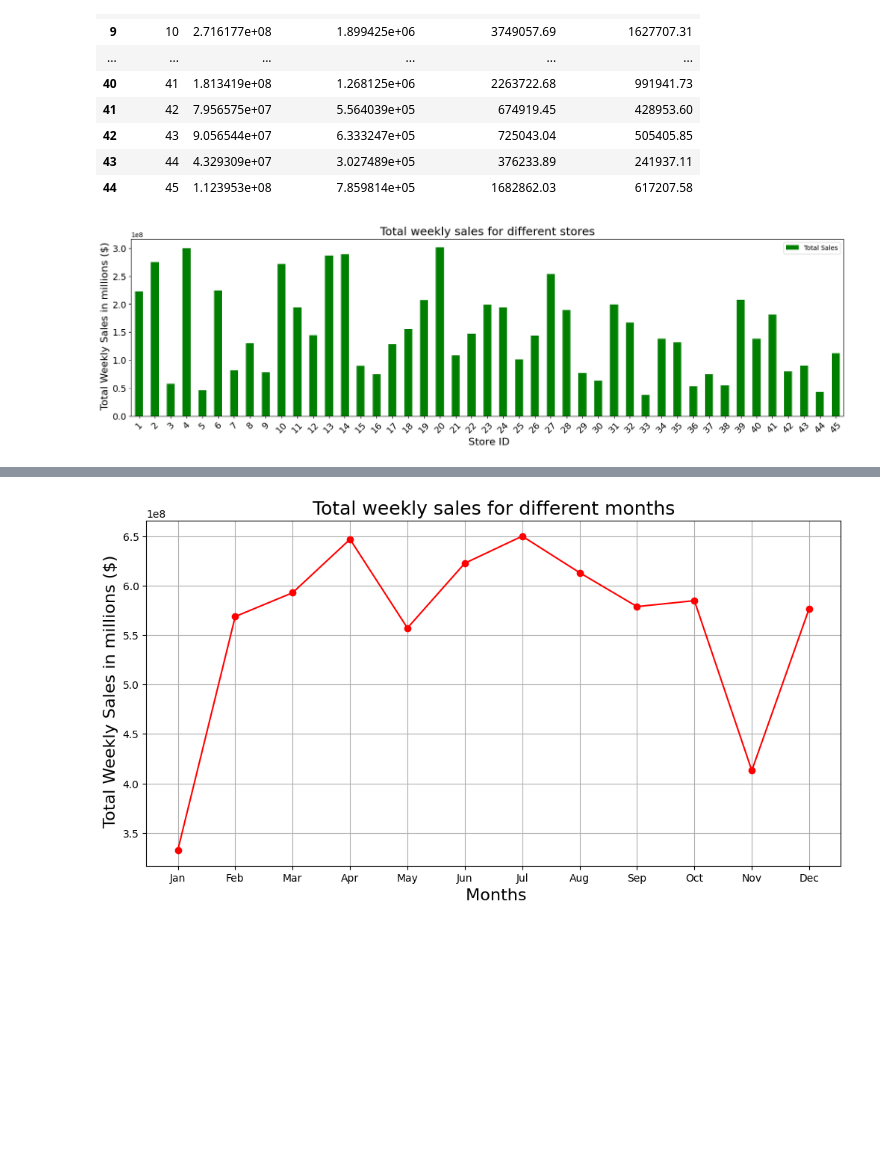
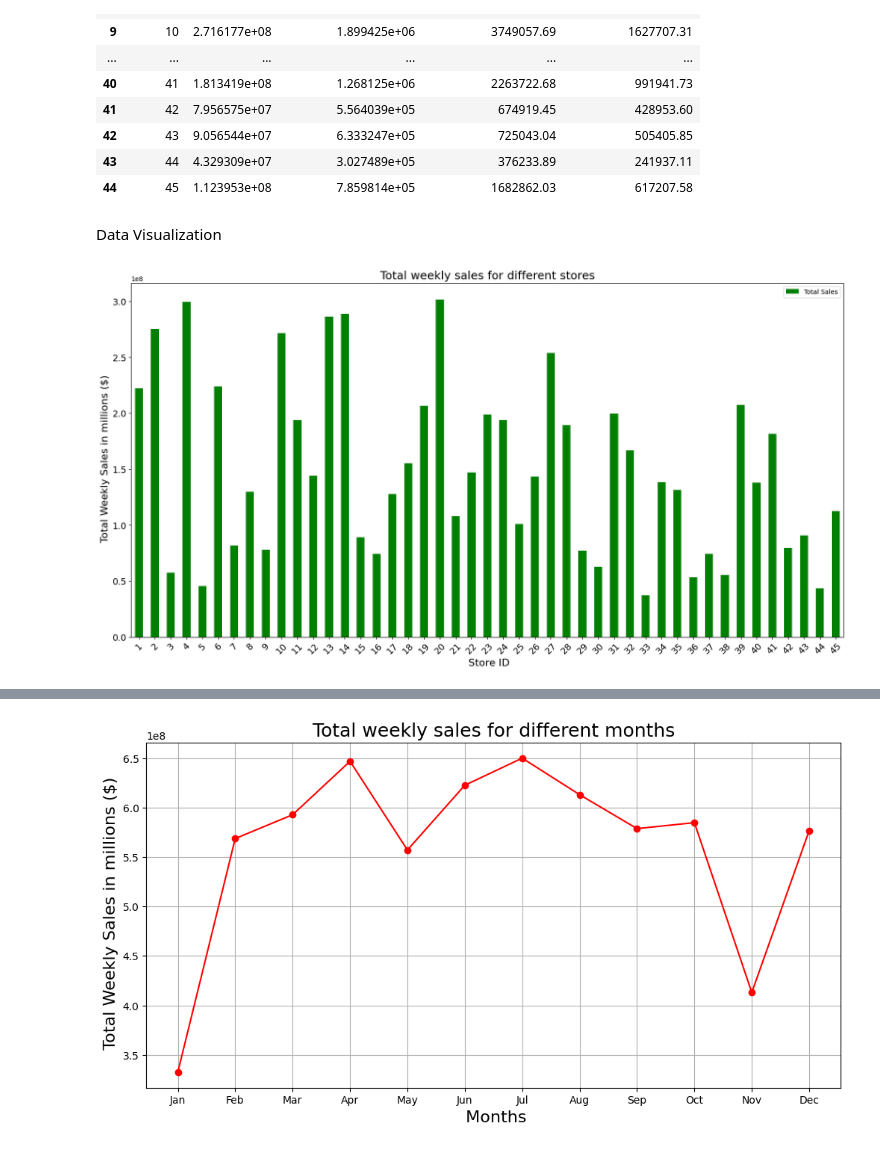
Before and after one commit to Shahab9372/Project1-Walmart_dataset, a Jupyter notebook: Exploring Walmart Sales.ipynb, the cells around one changed output, grey strips where cells are left out. Drawn from its saved outputs; the diff is of its cells as text; code cells hidden in the pictures; blank space fills up the shorter version.

```diff
--- a/Exploring Walmart Sales.ipynb
+++ b/Exploring Walmart Sales.ipynb
@@ -27,8 +42,9 @@ walmart_data.head(10)
 | 9 | 1 | 09-04-2010 | 1545418.53 | 0 | 65.86 | 2.770 | 210.622857 | 7.808 |
 # %%
 # Standardize column names
-walmart_data.rename(columns={"Store":"Store ID", "Temperature":"Avg Temperature (℉)", "CPI": "Customer Price Index",
-                             "Unemployment": "Unemployment Rate "}, inplace=True)
+walmart_data.rename(columns={"Store":"Store ID", "Temperature":"Avg Temperature (℉)", "CPI": "Consumer Price Index",
+                             "Unemployment": "Unemployment Rate"}, inplace=True)
 
+#Preview data with new column names
 walmart_data
 # %% [output]
@@ -225,15 +224,20 @@ sale_summary
+# %% [markdown]
+Data Visualization
 # %%
 # Bar graph for total sales per store
-sale_summary.plot (x='Store ID', y='Total Sales', kind ='bar', figsize = (20, 5), color = "green", fontsize= 14)
+sale_summary.plot (x='Store ID', y='Total Sales', kind ='bar', figsize = (20, 10), color = "green", fontsize= 14)
 plt.xticks(rotation= 45)
 plt.title("Total weekly sales for different stores", fontsize= 18)
 plt.xlabel(" Store ID", fontsize= 16)
 plt.ylabel (" Total Weekly Sales in millions ($)", fontsize= 16)
 
-#print figure make a folder and export all the graphs as png
+# Save the figure
+plt.savefig("output/Fig1.png")
+
+#print figure
 plt.show()
 # %% [output]
-[figure, old version]
+[figure, new version]
 # %%
 #Top ten stores based on total sales
 top_stores = sale_summary.sort_values(by='Total Sales', ascending=False).head(10)
```
Also changed, not shown: parts of 27 cells of this notebook.
